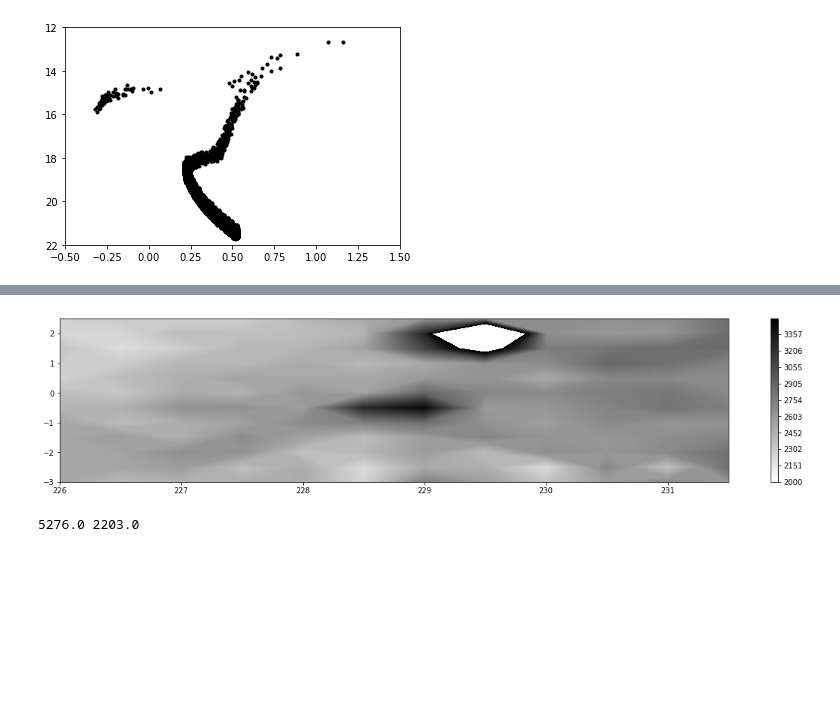
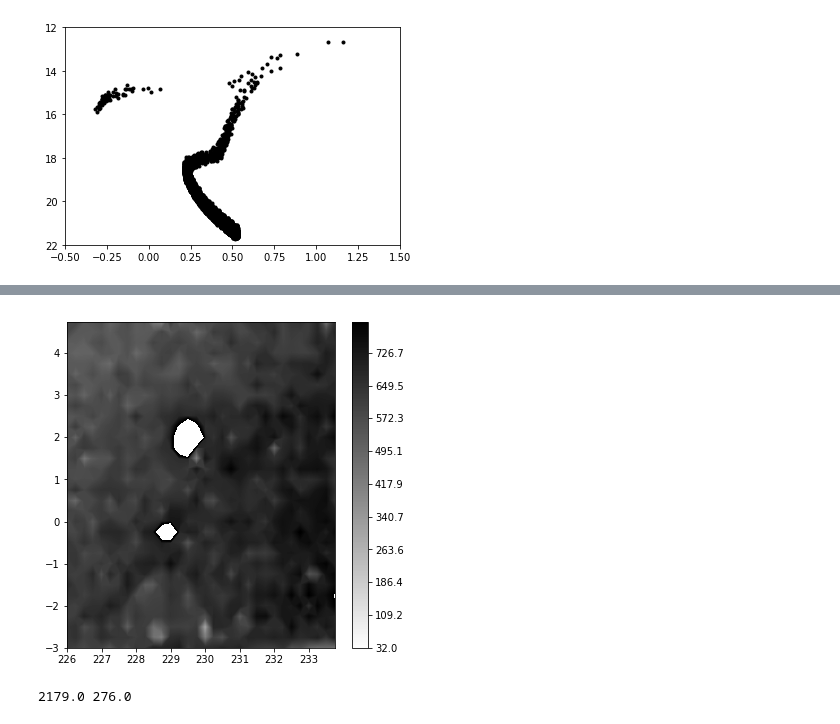
Before and after one commit to ht1an/DiscoverSubStructure, a Jupyter notebook: Matched_filter_test.ipynb, the cells around one changed output, grey strips where cells are left out. Cells and saved outputs as stored; diff of their text form; code cells hidden in the pictures; blank space fills up the shorter version.

```diff
--- a/Matched_filter_test.ipynb
+++ b/Matched_filter_test.ipynb
@@ -102,10 +102,10 @@ plt.colorbar()
 # %%
 n_background = 10
-bs_sky = 0.5
+bs_sky = 0.25
 # min_ra,max_ra = 226,232
-min_ra,max_ra = 226,232
+min_ra,max_ra = 226,234
 
-min_dec,max_dec = -3,3
+min_dec,max_dec = -3,5
 n_ra = int((max_ra-min_ra)/bs_sky)
 n_dec = int((max_dec-min_dec)/bs_sky)
 ra_array = np.linspace(min_ra,max_ra,n_ra+1)
@@ -179,16 +184,16 @@ plt.show()
 # %%
 nRD, yedges, xedges = np.histogram2d(dec,ra,bins=(dec_array,ra_array))
 # %%
-plt.figure(figsize=(20,4))
+plt.figure(figsize=(6,6))
 plt.contourf(xedges[:len(xedges)-1],yedges[:len(yedges)-1],(nRD),\
-             levels=np.linspace(2000,3500,200),cmap=plt.cm.binary)
+             levels=np.linspace(32,800,200),cmap=plt.cm.binary)
 plt.colorbar()
 plt.show()
 print(np.max(nRD),np.min(nRD))
 # plt.hist(np.log10(nRD+1),bins=20)
 # %% [output]
-[figure, old version]
+[figure, new version]
-5276.0 2203.0
+2179.0 276.0
 # %%
 a = np.zeros((4,4))
 for i in range(0,4):
```
Also changed, not shown: parts of 7 cells of this notebook, 2 other files.
